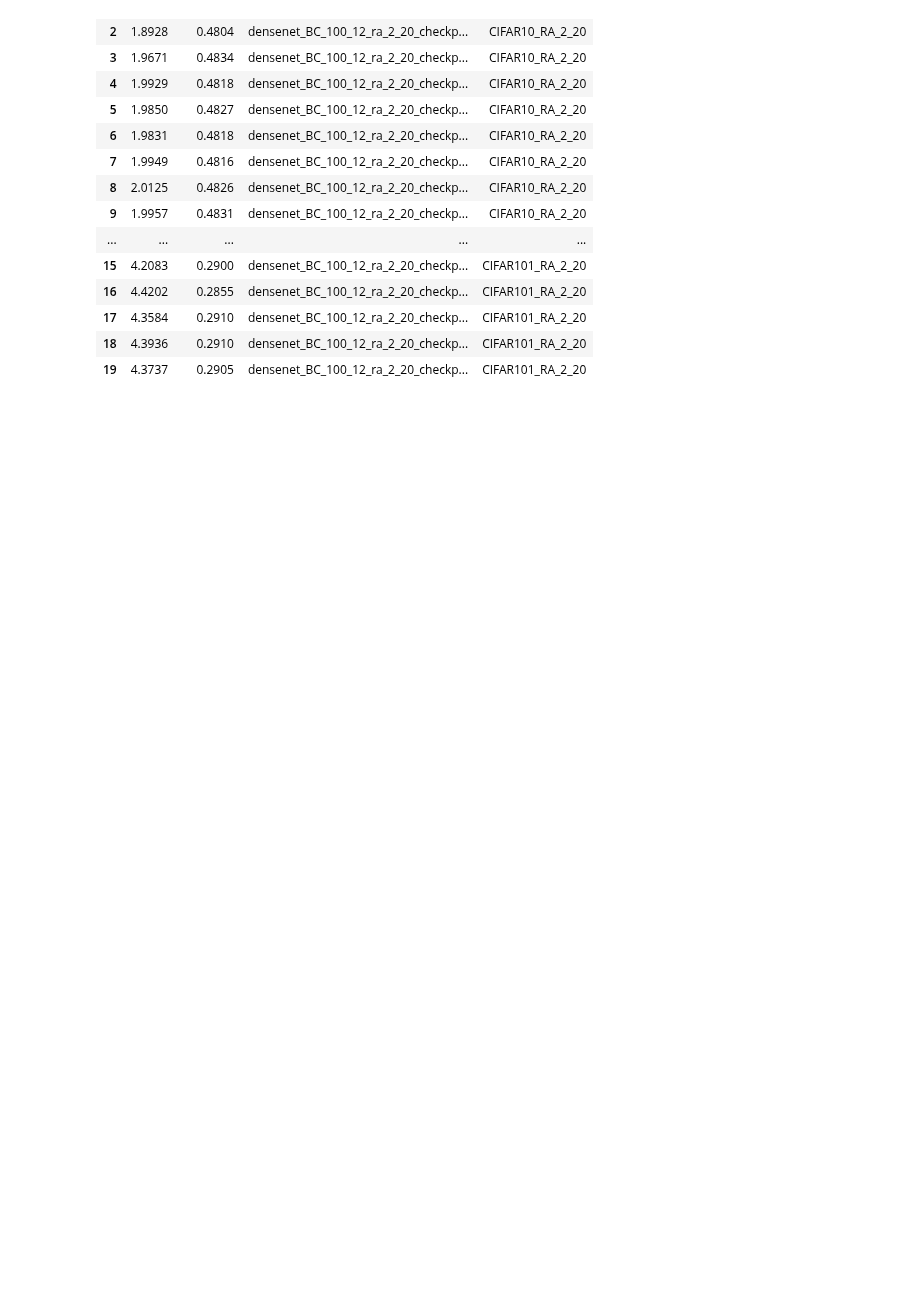
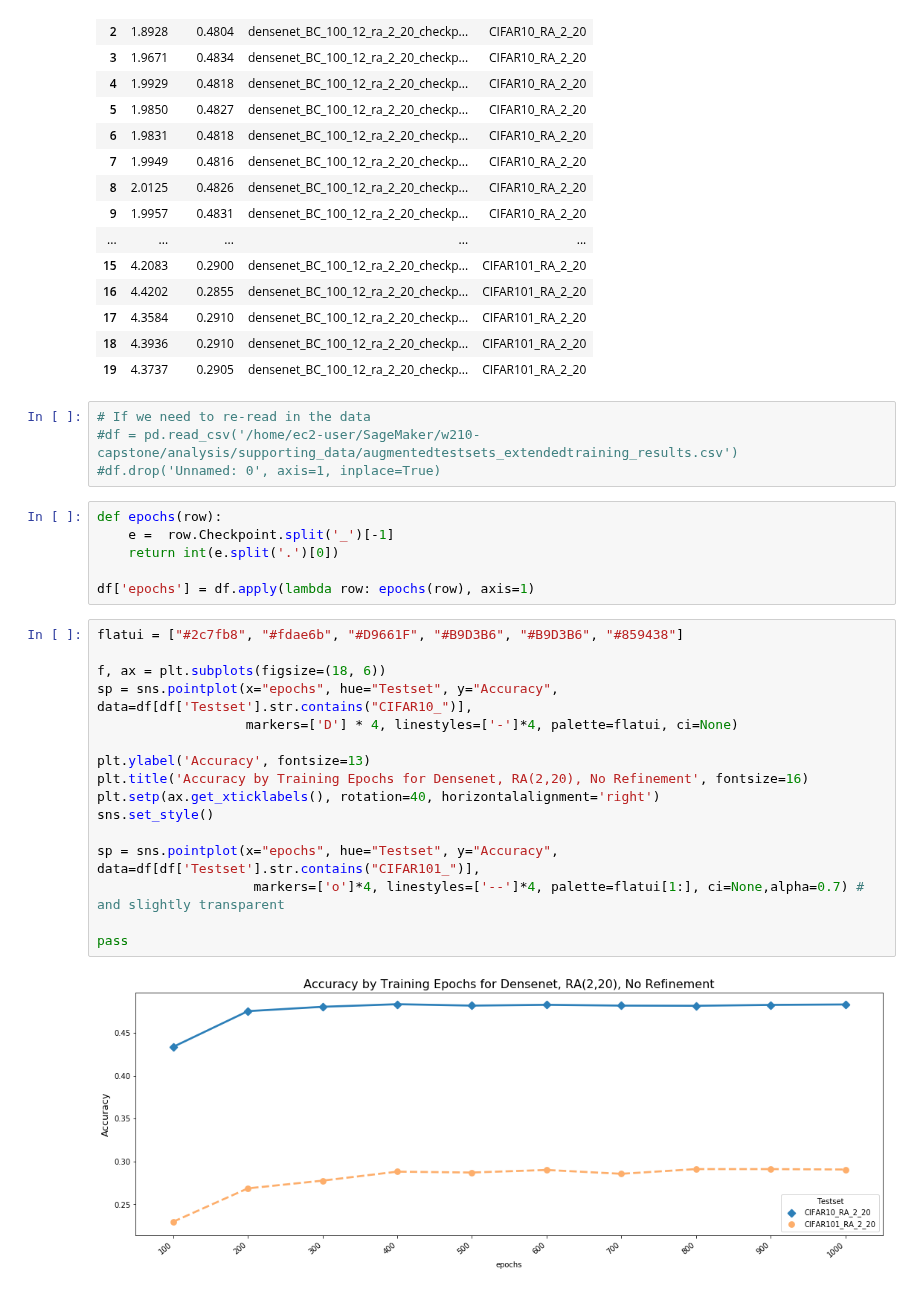
Before and after one commit to danzisar/w210-capstone, a Jupyter notebook: analysis/AugmentedTestsetAnalysis.ipynb, the cells around one changed output. Cells and saved outputs as stored; diff of their text form; blank space fills up the shorter version.

```diff
--- a/analysis/AugmentedTestsetAnalysis.ipynb
+++ b/analysis/AugmentedTestsetAnalysis.ipynb
@@ -402,3 +425,31 @@ df
 | 17 | 4.3584 | 0.2910 | densenet_BC_100_12_ra_2_20_checkp... | CIFAR101_RA_2_20 |
 | 18 | 4.3936 | 0.2910 | densenet_BC_100_12_ra_2_20_checkp... | CIFAR101_RA_2_20 |
 | 19 | 4.3737 | 0.2905 | densenet_BC_100_12_ra_2_20_checkp... | CIFAR101_RA_2_20 |
+# %%
+# If we need to re-read in the data
+#df = pd.read_csv('/home/ec2-user/SageMaker/w210-capstone/analysis/supporting_data/augmentedtestsets_extendedtraining_results.csv')
+#df.drop('Unnamed: 0', axis=1, inplace=True)
+# %%
+def epochs(row):
+    e =  row.Checkpoint.split('_')[-1]
+    return int(e.split('.')[0])
+
+df['epochs'] = df.apply(lambda row: epochs(row), axis=1)
+# %%
+flatui = ["#2c7fb8", "#fdae6b", "#D9661F", "#B9D3B6", "#B9D3B6", "#859438"]
+
+f, ax = plt.subplots(figsize=(18, 6))
+sp = sns.pointplot(x="epochs", hue="Testset", y="Accuracy", data=df[df['Testset'].str.contains("CIFAR10_")],
+                   markers=['D'] * 4, linestyles=['-']*4, palette=flatui, ci=None)
+
+plt.ylabel('Accuracy', fontsize=13)
+plt.title('Accuracy by Training Epochs for Densenet, RA(2,20), No Refinement', fontsize=16)
+plt.setp(ax.get_xticklabels(), rotation=40, horizontalalignment='right')
+sns.set_style()
+
+sp = sns.pointplot(x="epochs", hue="Testset", y="Accuracy", data=df[df['Testset'].str.contains("CIFAR101_")],
+                    markers=['o']*4, linestyles=['--']*4, palette=flatui[1:], ci=None,alpha=0.7) # and slightly transparent
+
+pass
+# %% [output]
+[figure, added]
```
Also changed, not shown: parts of 9 cells of this notebook, 1 other file.
